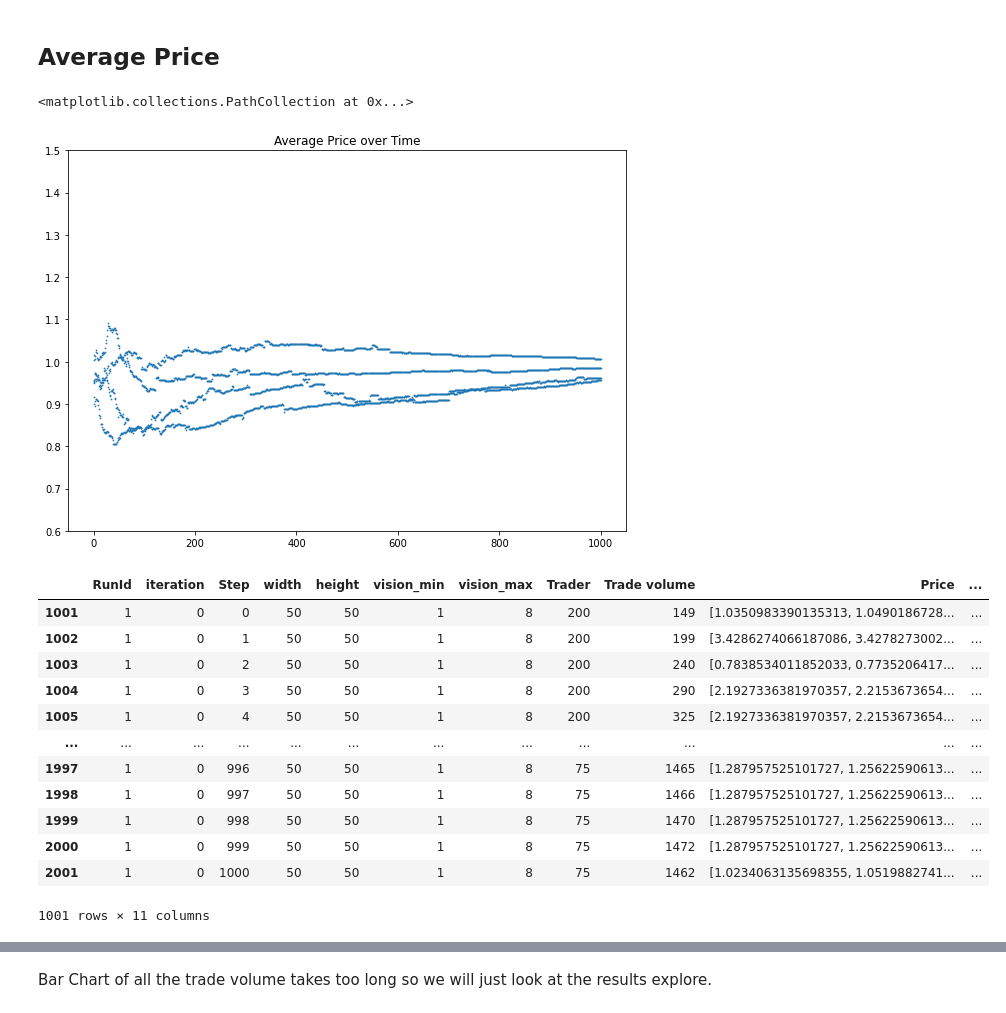
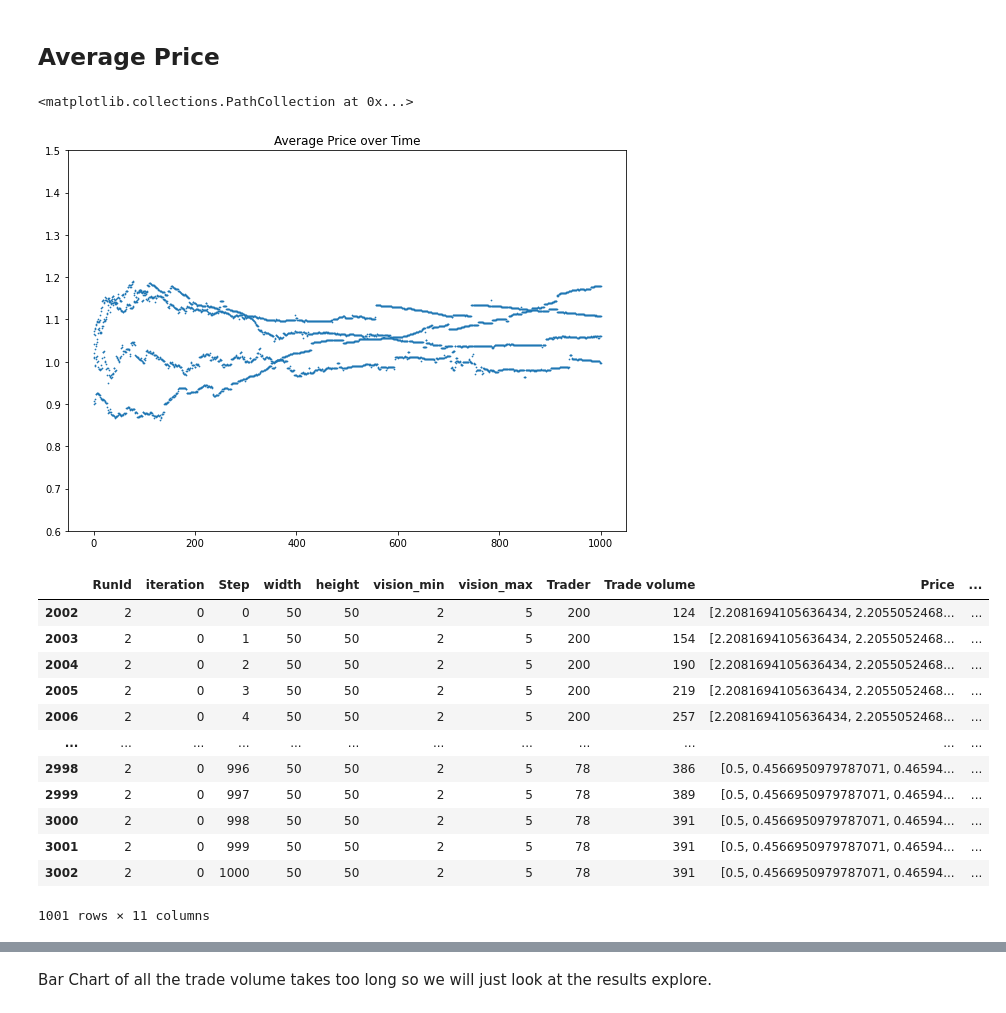
Before and after one commit to edgeofchaos42/ComplexityExplorer, a Jupyter notebook: Session_19_Batch_Runner.ipynb, the cells around one changed output, grey strips where cells are left out. Drawn from its saved outputs; the diff is of its cells as text; code cells hidden in the pictures.

```diff
--- a/Session_19_Batch_Runner.ipynb
+++ b/Session_19_Batch_Runner.ipynb
@@ -353,7 +353,7 @@ class Trader(mesa.Agent):
       # 3. Find the nearest patch among the candidate.
       min_dist = min([get_distance(self.pos, pos) for pos in candidates])
       final_candidates = [pos for pos in candidates if math.isclose(get_distance(self.pos, pos),
-                                                                   min_dist, rel_tol=1e-09)]
+                                                                   min_dist)]
       self.random.shuffle(final_candidates)
 
       # 4. Move agent.
@@ -366,7 +366,7 @@ class Trader(mesa.Agent):
       sugar_patch = self.get_sugar(self.pos)
 
       if sugar_patch:
-        self.sugar = (self.sugar + sugar_patch.amount) - self.metabolism_sugar
+        self.sugar = self.sugar - self.metabolism_sugar + sugar_patch.amount
         sugar_patch.amount = 0
         #print(self.sugar, sugar_patch.amount)
 
@@ -374,9 +374,10 @@ class Trader(mesa.Agent):
       spice_patch = self.get_spice(self.pos)
       #print(spice_patch)
       if spice_patch:
-        self.spice = (self.spice + spice_patch.amount) - self.metabolism_spice
+        self.spice = self.spice - self.metabolism_spice + spice_patch.amount
         spice_patch.amount = 0
         #print(self.spice, spice_patch.amount)
+
 
     def maybe_die(self):
 
@@ -611,24 +610,24 @@ plt.title("Average Price over Time")
 plt.scatter(results_df["Step"], results_df["Average Price"], s=0.5)
 # %% [output]
 <matplotlib.collections.PathCollection at 0x...>
-[figure, old version]
+[figure, new version]
 # %%
-results_explore = results_df[results_df["vision_min"]==1]
-results_explore = results_explore[results_explore["vision_max"]==8]
+results_explore = results_df[results_df["vision_min"]==2]
+results_explore = results_explore[results_explore["vision_max"]==5]
 results_explore
 # %% [output]
 |  | RunId | iteration | Step | width | height | vision_min | vision_max | Trader | Trade volume | Price | ... |
-| 1001 | 1 | 0 | 0 | 50 | 50 | 1 | 8 | 200 | 149 | [1.0350983390135313, 1.0490186728... | ... |
-| 1002 | 1 | 0 | 1 | 50 | 50 | 1 | 8 | 200 | 199 | [3.4286274066187086, 3.4278273002... | ... |
-| 1003 | 1 | 0 | 2 | 50 | 50 | 1 | 8 | 200 | 240 | [0.7838534011852033, 0.7735206417... | ... |
-| 1004 | 1 | 0 | 3 | 50 | 50 | 1 | 8 | 200 | 290 | [2.1927336381970357, 2.2153673654... | ... |
-| 1005 | 1 | 0 | 4 | 50 | 50 | 1 | 8 | 200 | 325 | [2.1927336381970357, 2.2153673654... | ... |
+| 2002 | 2 | 0 | 0 | 50 | 50 | 2 | 5 | 200 | 124 | [2.2081694105636434, 2.2055052468... | ... |
+| 2003 | 2 | 0 | 1 | 50 | 50 | 2 | 5 | 200 | 154 | [2.2081694105636434, 2.2055052468... | ... |
+| 2004 | 2 | 0 | 2 | 50 | 50 | 2 | 5 | 200 | 190 | [2.2081694105636434, 2.2055052468... | ... |
+| 2005 | 2 | 0 | 3 | 50 | 50 | 2 | 5 | 200 | 219 | [2.2081694105636434, 2.2055052468... | ... |
+| 2006 | 2 | 0 | 4 | 50 | 50 | 2 | 5 | 200 | 257 | [2.2081694105636434, 2.2055052468... | ... |
 | ... | ... | ... | ... | ... | ... | ... | ... | ... | ... | ... | ... |
-| 1997 | 1 | 0 | 996 | 50 | 50 | 1 | 8 | 75 | 1465 | [1.287957525101727, 1.25622590613... | ... |
-| 1998 | 1 | 0 | 997 | 50 | 50 | 1 | 8 | 75 | 1466 | [1.287957525101727, 1.25622590613... | ... |
-| 1999 | 1 | 0 | 998 | 50 | 50 | 1 | 8 | 75 | 1470 | [1.287957525101727, 1.25622590613... | ... |
-| 2000 | 1 | 0 | 999 | 50 | 50 | 1 | 8 | 75 | 1472 | [1.287957525101727, 1.25622590613... | ... |
-| 2001 | 1 | 0 | 1000 | 50 | 50 | 1 | 8 | 75 | 1462 | [1.0234063135698355, 1.0519882741... | ... |
+| 2998 | 2 | 0 | 996 | 50 | 50 | 2 | 5 | 78 | 386 | [0.5, 0.4566950979787071, 0.46594... | ... |
+| 2999 | 2 | 0 | 997 | 50 | 50 | 2 | 5 | 78 | 389 | [0.5, 0.4566950979787071, 0.46594... | ... |
+| 3000 | 2 | 0 | 998 | 50 | 50 | 2 | 5 | 78 | 391 | [0.5, 0.4566950979787071, 0.46594... | ... |
+| 3001 | 2 | 0 | 999 | 50 | 50 | 2 | 5 | 78 | 391 | [0.5, 0.4566950979787071, 0.46594... | ... |
+| 3002 | 2 | 0 | 1000 | 50 | 50 | 2 | 5 | 78 | 391 | [0.5, 0.4566950979787071, 0.46594... | ... |
 1001 rows × 11 columns
 # %%
 plt.figure(figsize=(10,7))
```
Also changed, not shown: parts of 5 cells of this notebook.
